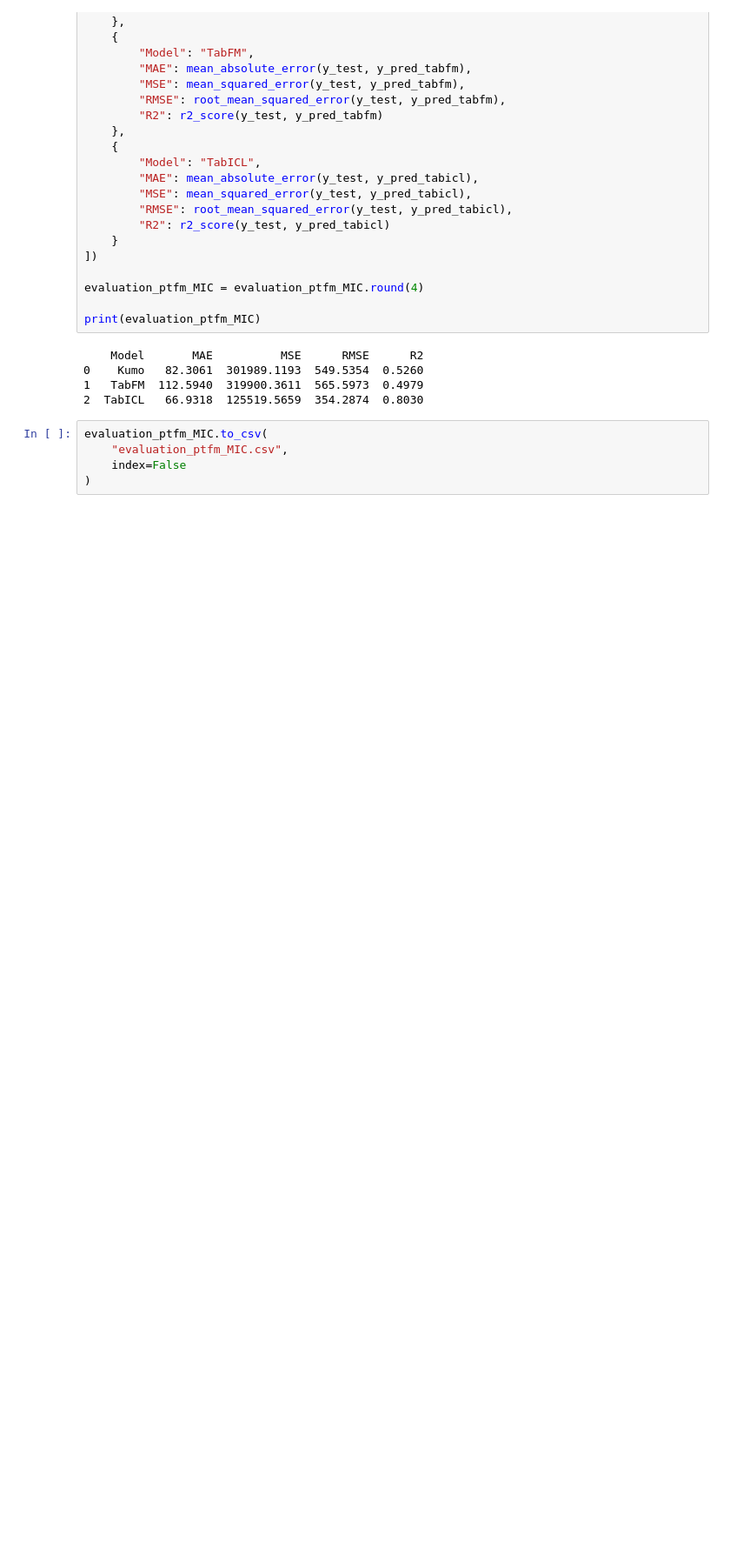
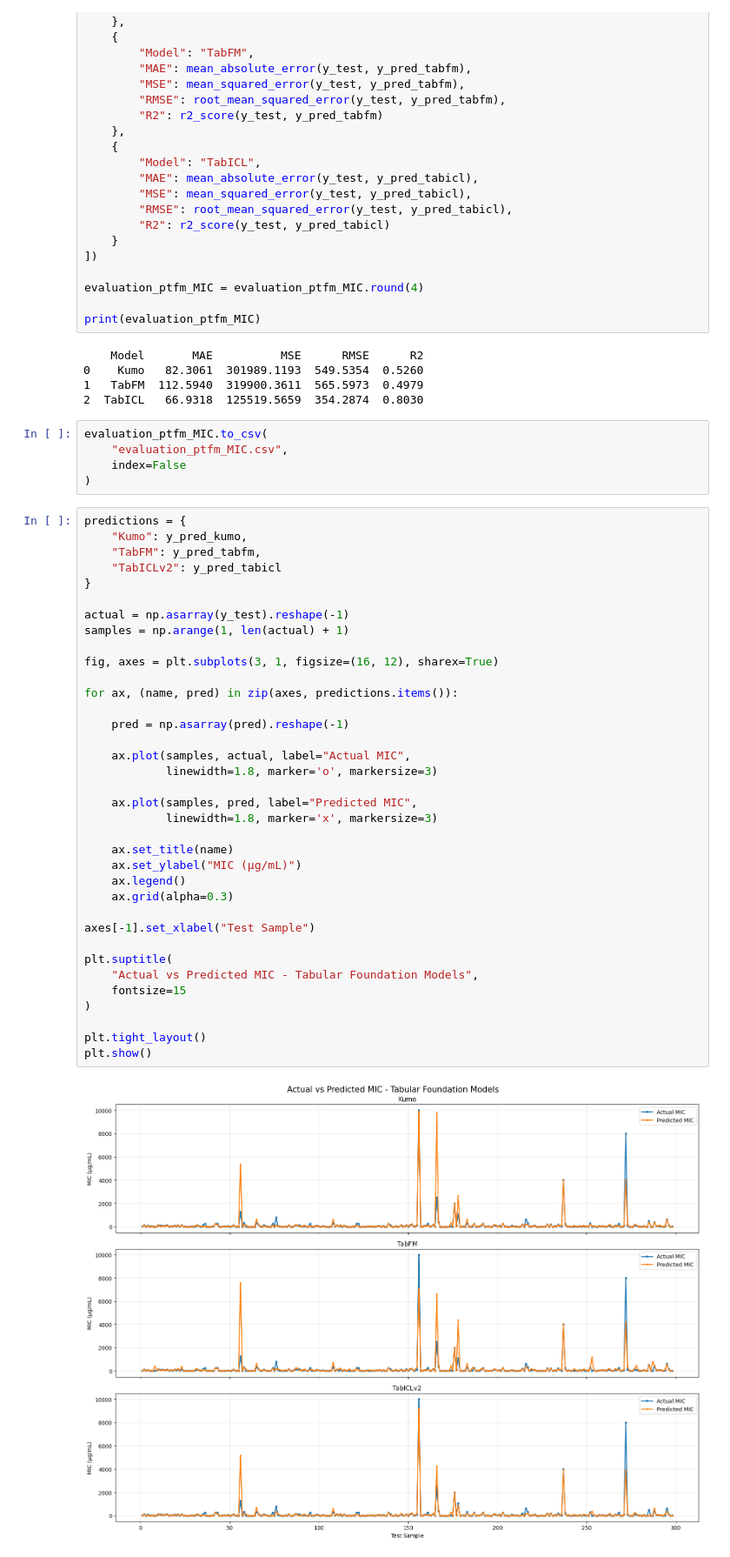
Before and after one commit to BaoNguyen151654/Biomed_DataScience, a Jupyter notebook: Performance_seltox_ptfm/PTFM_MIC.ipynb, the cells around one changed output. Shown at 87% size. Cells and saved outputs as stored; diff of their text form; blank space fills up the shorter version.

```diff
--- a/Performance_seltox_ptfm/PTFM_MIC.ipynb
+++ b/Performance_seltox_ptfm/PTFM_MIC.ipynb
@@ -257,4 +257,42 @@ evaluation_ptfm_MIC.to_csv(
     "evaluation_ptfm_MIC.csv",
     index=False
 )
+# %%
+predictions = {
+    "Kumo": y_pred_kumo,
+    "TabFM": y_pred_tabfm,
+    "TabICLv2": y_pred_tabicl
+}
+
+actual = np.asarray(y_test).reshape(-1)
+samples = np.arange(1, len(actual) + 1)
+
+fig, axes = plt.subplots(3, 1, figsize=(16, 12), sharex=True)
+
+for ax, (name, pred) in zip(axes, predictions.items()):
+
+    pred = np.asarray(pred).reshape(-1)
+
+    ax.plot(samples, actual, label="Actual MIC",
+            linewidth=1.8, marker='o', markersize=3)
+
+    ax.plot(samples, pred, label="Predicted MIC",
+            linewidth=1.8, marker='x', markersize=3)
+
+    ax.set_title(name)
+    ax.set_ylabel("MIC (µg/mL)")
+    ax.legend()
+    ax.grid(alpha=0.3)
+
+axes[-1].set_xlabel("Test Sample")
+
+plt.suptitle(
+    "Actual vs Predicted MIC - Tabular Foundation Models",
+    fontsize=15
+)
+
+plt.tight_layout()
+plt.show()
+# %% [output]
+[figure, added]
 # %%
```
Also changed, not shown: parts of 1 cell of this notebook.
